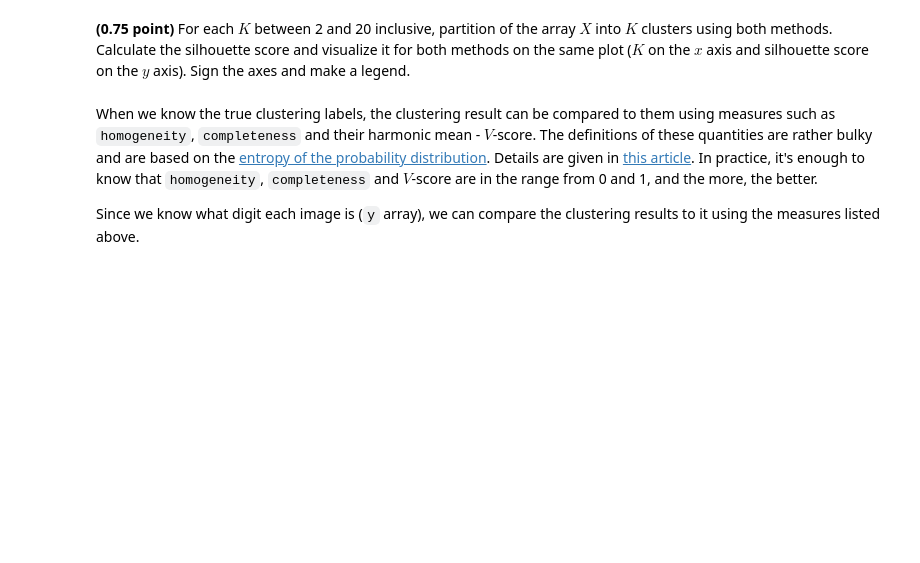
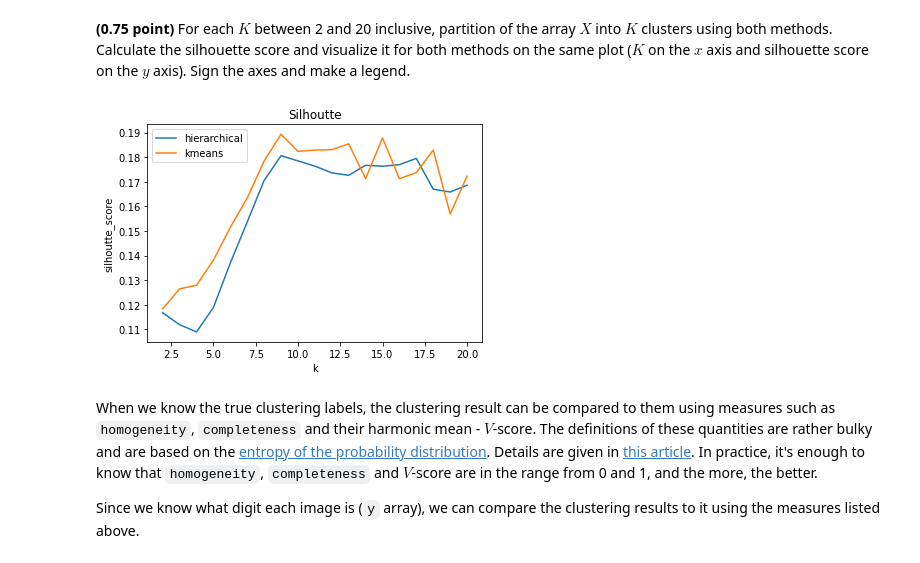
Before and after one commit to akvise/ml-course, a Jupyter notebook: 8_clustering/clustering.ipynb, the cells around one changed output. Drawn from its saved outputs; the diff is of its cells as text; code cells hidden in the pictures; blank space fills up the shorter version.

```diff
--- a/8_clustering/clustering.ipynb
+++ b/8_clustering/clustering.ipynb
@@ -240,6 +254,32 @@ $$
 The implementation of this metric in the `scikit-learn` is the `silhouette_score` function from the `metrics` submidule.
 # %% [markdown]
 **(0.75 point)** For each $K$ between 2 and 20 inclusive, partition of the array $X$ into $K$ clusters using both methods. Calculate the silhouette score and visualize it for both methods on the same plot ($K$ on the $x$ axis and silhouette score on the $y$ axis). Sign the axes and make a legend.
+# %%
+from sklearn.metrics import silhouette_score
+
+hierarchical_history = []
+
+for k in range(2, 20 + 1):
+    hierarchical_clusters = AgglomerativeClustering(n_clusters=k)
+    labels_hierarchical = hierarchical_clusters.fit_predict(X)
+    hierarchical_history.append((k,silhouette_score(X, labels=labels_hierarchical)))
+# %%
+kmeans_history = []
+
+for k in range(2, 20 + 1):
+    kmeans_clusters = KMeans(n_clusters=k)
+    labels_kmeans = kmeans_clusters.fit_predict(X)
+    kmeans_history.append((k,silhouette_score(X, labels=labels_kmeans)))
+# %%
+plt.plot(*zip(*hierarchical_history), label = 'hierarchical')
+plt.plot(*zip(*kmeans_history), label = 'kmeans')
+plt.title('Silhoutte')
+plt.xlabel('k')
+plt.ylabel('silhoutte_score')
+plt.legend()
+plt.show()
+# %% [output]
+[figure, added]
 # %% [markdown]
 When we know the true clustering labels, the clustering result can be compared to them using measures such as `homogeneity`, `completeness` and their harmonic mean - $V$-score. The definitions of these quantities are rather bulky and are based on the [entropy of the probability distribution](https://ru.wikipedia.org/wiki/Информационная_энтропия). Details are given in [this article](http://aclweb.org/anthology/D/D07/D07-1043.pdf). In practice, it's enough to know that `homogeneity`, `completeness` and $V$-score are in the range from 0 and 1, and the more, the better.
 
```
Also changed, not shown: parts of 23 cells of this notebook.
